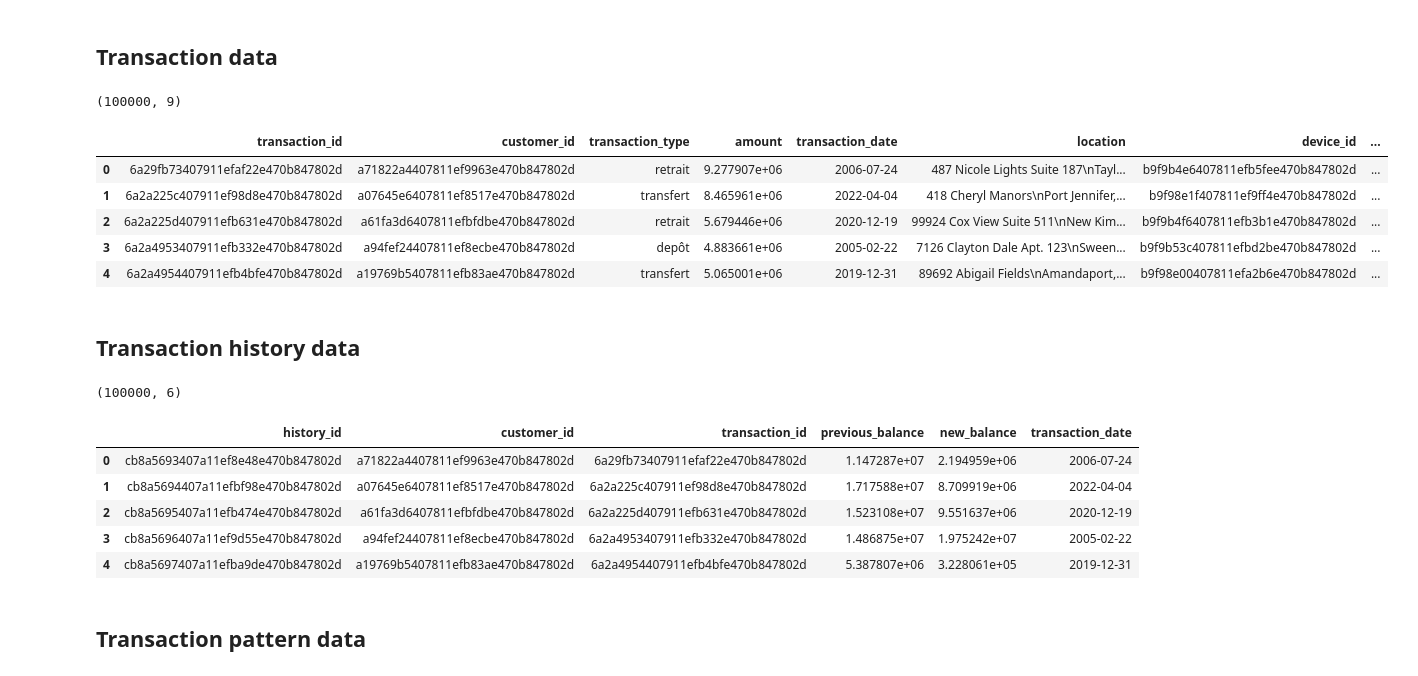
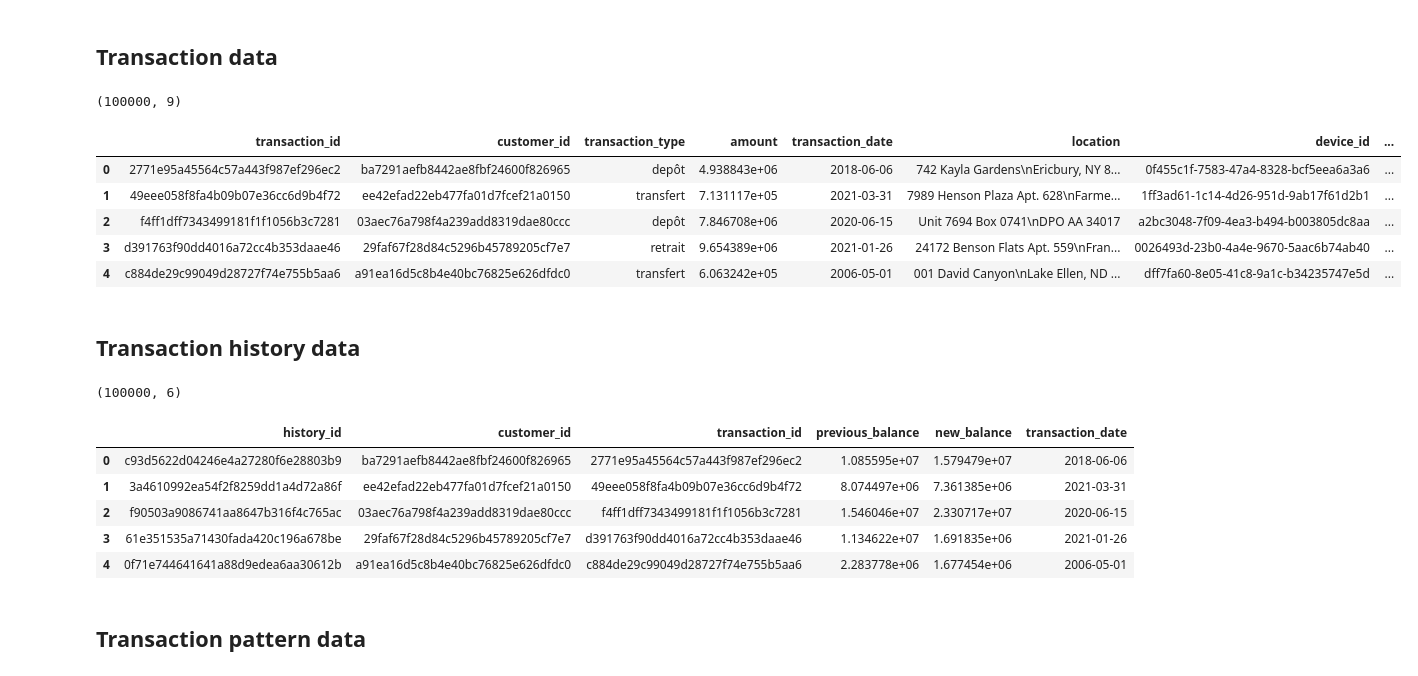
Before and after one commit to Anaaurelle237/AI_Summer_projet_8, a Jupyter notebook: notebooks/create_table.ipynb, the cells around one changed output. Cells and saved outputs as stored; diff of their text form; code cells hidden in the pictures.

Commit message:
mise à jour du notebook create_table

```diff
--- a/notebooks/create_table.ipynb
+++ b/notebooks/create_table.ipynb
@@ -18,7 +18,7 @@ start_date = datetime.strptime("2005-01-01", "%Y-%m-%d")
 end_date = datetime.strptime("2023-12-31", "%Y-%m-%d")
 # %%
 def generate_random_id():
-    return(uuid.uuid1().hex)
+    return(uuid4().hex)
 # %% [markdown]
 # Data generation
 # %% [markdown]
@@ -111,5 +96,2 @@ customer_df.head()
 # %% [markdown]
 ## Device data
-# %%
-device_id_list = [generate_random_id() for i in range(200)]
-# device_id_list
@@ -127,39 +196,39 @@ customer_id_list = customer_df["customer_id"]
 for i in tqdm(range(100000)):
     transaction_id = generate_random_id()
     customer_id = random.choice(customer_id_list)
     transaction_type = random.choice(["retrait", "depôt", "transfert"])
     amount = uniform(100, 10000000)
     transaction_date = fake.date_between(start_date, end_date)
     location = fake.address()
-    device_id = random.choice(device_id_list)
+    device_id = random.choice(devices["device_id"])
     status = random.choice(["échouée", "réussie"])
     is_fraud = random.choice([0,1])
 
     transaction_dict = {
         "transaction_id": transaction_id,
         "customer_id": customer_id,
         "transaction_type": transaction_type,
         "amount": amount,
         "transaction_date": transaction_date,
         "location": location,
         "device_id": device_id,
         "status": status,
         "is_fraud": is_fraud
     }
 
     transaction_list.append(transaction_dict)
 
 transaction_df = pd.DataFrame(transaction_list)
 print(transaction_df.shape)
 transaction_df.head()
 # %% [output]
 (100000, 9)
 |  | transaction_id | customer_id | transaction_type | amount | transaction_date | location | device_id | ... |
-| 0 | 6a29fb73407911efaf22e470b847802d | a71822a4407811ef9963e470b847802d | retrait | 9.277907e+06 | 2006-07-24 | 487 Nicole Lights Suite 187\nTayl... | b9f9b4e6407811efb5fee470b847802d | ... |
-| 1 | 6a2a225c407911ef98d8e470b847802d | a07645e6407811ef8517e470b847802d | transfert | 8.465961e+06 | 2022-04-04 | 418 Cheryl Manors\nPort Jennifer,... | b9f98e1f407811ef9ff4e470b847802d | ... |
-| 2 | 6a2a225d407911efb631e470b847802d | a61fa3d6407811efbfdbe470b847802d | retrait | 5.679446e+06 | 2020-12-19 | 99924 Cox View Suite 511\nNew Kim... | b9f9b4f6407811efb3b1e470b847802d | ... |
-| 3 | 6a2a4953407911efb332e470b847802d | a94fef24407811ef8ecbe470b847802d | depôt | 4.883661e+06 | 2005-02-22 | 7126 Clayton Dale Apt. 123\nSween... | b9f9b53c407811efbd2be470b847802d | ... |
-| 4 | 6a2a4954407911efb4bfe470b847802d | a19769b5407811efb83ae470b847802d | transfert | 5.065001e+06 | 2019-12-31 | 89692 Abigail Fields\nAmandaport,... | b9f98e00407811efa2b6e470b847802d | ... |
+| 0 | 2771e95a45564c57a443f987ef296ec2 | ba7291aefb8442ae8fbf24600f826965 | depôt | 4.938843e+06 | 2018-06-06 | 742 Kayla Gardens\nEricbury, NY 8... | 0f455c1f-7583-47a4-8328-bcf5eea6a3a6 | ... |
+| 1 | 49eee058f8fa4b09b07e36cc6d9b4f72 | ee42efad22eb477fa01d7fcef21a0150 | transfert | 7.131117e+05 | 2021-03-31 | 7989 Henson Plaza Apt. 628\nFarme... | 1ff3ad61-1c14-4d26-951d-9ab17f61d2b1 | ... |
+| 2 | f4ff1dff7343499181f1f1056b3c7281 | 03aec76a798f4a239add8319dae80ccc | depôt | 7.846708e+06 | 2020-06-15 | Unit 7694 Box 0741\nDPO AA 34017 | a2bc3048-7f09-4ea3-b494-b003805dc8aa | ... |
+| 3 | d391763f90dd4016a72cc4b353daae46 | 29faf67f28d84c5296b45789205cf7e7 | retrait | 9.654389e+06 | 2021-01-26 | 24172 Benson Flats Apt. 559\nFran... | 0026493d-23b0-4a4e-9670-5aac6b74ab40 | ... |
+| 4 | c884de29c99049d28727f74e755b5aa6 | a91ea16d5c8b4e40bc76825e626dfdc0 | transfert | 6.063242e+05 | 2006-05-01 | 001 David Canyon\nLake Ellen, ND ... | dff7fa60-8e05-41c8-9a1c-b34235747e5d | ... |
 # %%
 transaction_df.to_csv('../Data/Train/transactions.csv')
 # %% [markdown]
@@ -167,7 +236,7 @@ transaction_df.to_csv('../Data/Train/transactions.csv')
 # %%
 transaction_history_list = []
 
-for i, transaction in tqdm(transaction_df.iterrows()):
+for i, transaction in transaction_df.iterrows():
     history_id = generate_random_id()
     customer_id = transaction.customer_id
     transaction_id = transaction.transaction_id
@@ -196,11 +265,11 @@ transaction_history_df.head()
 # %% [output]
 (100000, 6)
 |  | history_id | customer_id | transaction_id | previous_balance | new_balance | transaction_date |
-| 0 | cb8a5693407a11ef8e48e470b847802d | a71822a4407811ef9963e470b847802d | 6a29fb73407911efaf22e470b847802d | 1.147287e+07 | 2.194959e+06 | 2006-07-24 |
-| 1 | cb8a5694407a11efbf98e470b847802d | a07645e6407811ef8517e470b847802d | 6a2a225c407911ef98d8e470b847802d | 1.717588e+07 | 8.709919e+06 | 2022-04-04 |
-| 2 | cb8a5695407a11efb474e470b847802d | a61fa3d6407811efbfdbe470b847802d | 6a2a225d407911efb631e470b847802d | 1.523108e+07 | 9.551637e+06 | 2020-12-19 |
-| 3 | cb8a5696407a11ef9d55e470b847802d | a94fef24407811ef8ecbe470b847802d | 6a2a4953407911efb332e470b847802d | 1.486875e+07 | 1.975242e+07 | 2005-02-22 |
-| 4 | cb8a5697407a11efba9de470b847802d | a19769b5407811efb83ae470b847802d | 6a2a4954407911efb4bfe470b847802d | 5.387807e+06 | 3.228061e+05 | 2019-12-31 |
+| 0 | c93d5622d04246e4a27280f6e28803b9 | ba7291aefb8442ae8fbf24600f826965 | 2771e95a45564c57a443f987ef296ec2 | 1.085595e+07 | 1.579479e+07 | 2018-06-06 |
+| 1 | 3a4610992ea54f2f8259dd1a4d72a86f | ee42efad22eb477fa01d7fcef21a0150 | 49eee058f8fa4b09b07e36cc6d9b4f72 | 8.074497e+06 | 7.361385e+06 | 2021-03-31 |
+| 2 | f90503a9086741aa8647b316f4c765ac | 03aec76a798f4a239add8319dae80ccc | f4ff1dff7343499181f1f1056b3c7281 | 1.546046e+07 | 2.330717e+07 | 2020-06-15 |
+| 3 | 61e351535a71430fada420c196a678be | 29faf67f28d84c5296b45789205cf7e7 | d391763f90dd4016a72cc4b353daae46 | 1.134622e+07 | 1.691835e+06 | 2021-01-26 |
+| 4 | 0f71e744641641a88d9edea6aa30612b | a91ea16d5c8b4e40bc76825e626dfdc0 | c884de29c99049d28727f74e755b5aa6 | 2.283778e+06 | 1.677454e+06 | 2006-05-01 |
 # %%
 transaction_history_df.to_csv('../Data/Train/transaction_history.csv')
 # %% [markdown]
```
Also changed, not shown: parts of 17 cells of this notebook.
